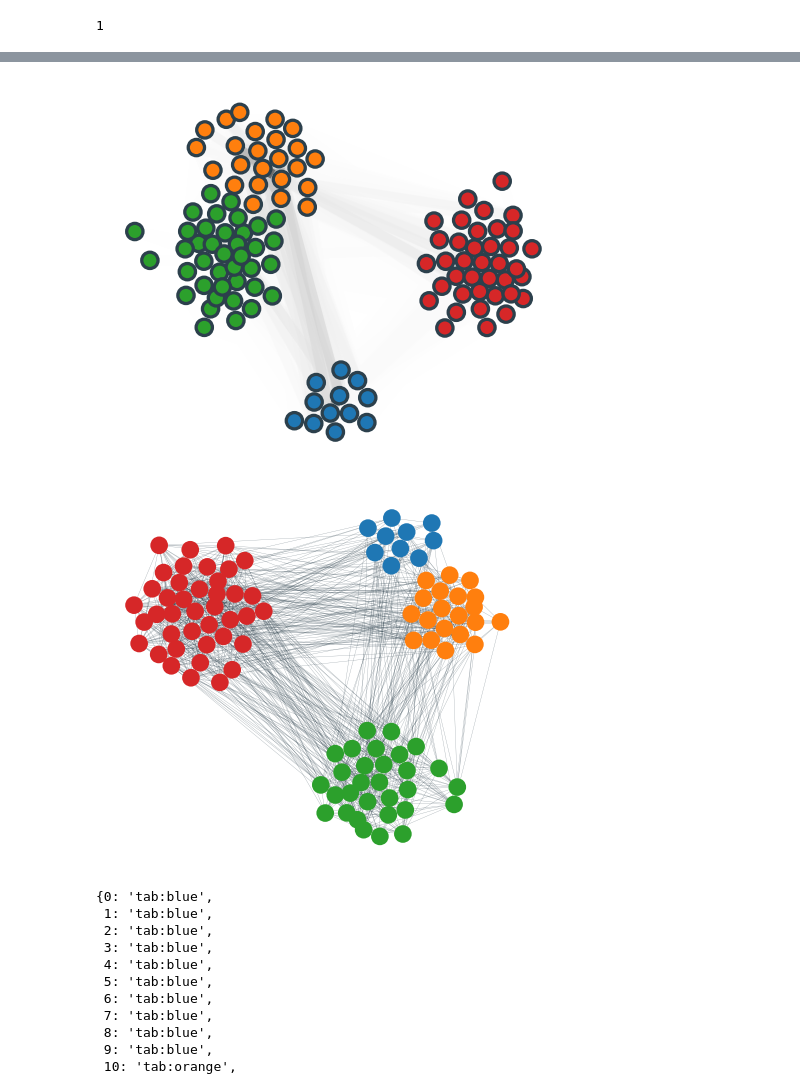
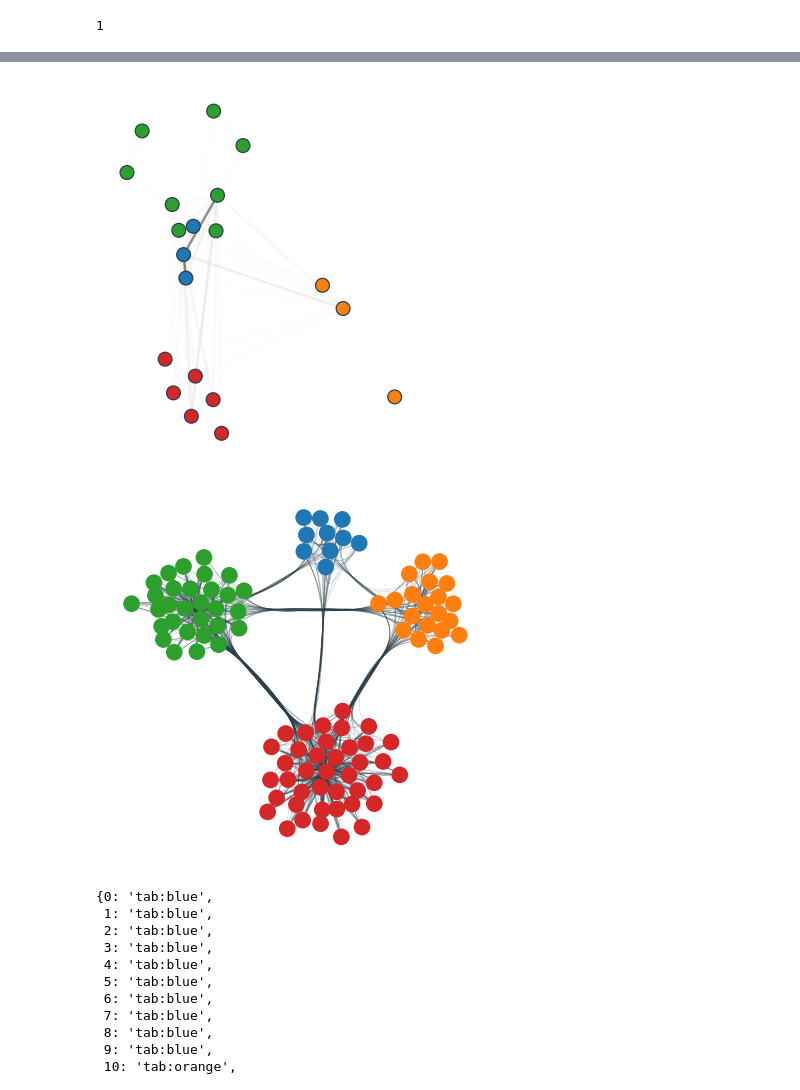
Before and after one commit to DanielBarabas/prog2_3rd_assignment_group, a Jupyter notebook: series-actor-network.ipynb, the cells around one changed output, grey strips where cells are left out. Cells and saved outputs as stored; diff of their text form; code cells hidden in the pictures.

```diff
--- a/series-actor-network.ipynb
+++ b/series-actor-network.ipynb
@@ -245,0 +249,7 @@ nx.set_node_attributes(weighted_graph, node_to_community,"community")
+# %%
+nx.set_node_attributes(weighted_graph, node_to_community,"community")
+# Create a dictionary mapping nodes to their community IDs
+node_to_community = {}
+for i, comm in enumerate(comms):
+    for node in comm:
+        node_to_community[node] = i
@@ -252,8 +266,7 @@ community_to_color = {
     0 : 'tab:blue',
     1 : 'tab:orange',
     2 : 'tab:green',
-    3 : 'tab:red',
-    4 : 'tab:red'
+    3 : 'tab:red'
 }
 # %%
 node_color = {node: community_to_color[community_id] \
@@ -280,0 +278,4 @@ node_color
+# %%
+random_nodes = sample(list(weighted_graph.nodes()), 20)
+# %%
+random_subgraph = weighted_graph.subgraph(random_nodes)
@@ -281,16 +291,15 @@ node_color
 # %%
-fig, ax = plt.subplots()
-Graph(weighted_graph,
+
+Graph(random_subgraph,
       node_color=node_color, # indicates the community each belongs to
-      node_edge_width=1,     # no black border around nodes
-      edge_width=3,        # use thin edges, as they carry no information in this visualisation
-      #edge_alpha=1,        # low edge alpha values accentuates bundles as they appear darker than single edges
+      #node_edge_width=1,     # no black border around nodes
+      edge_width=1,        # use thin edges, as they carry no information in this visualisation
+      edge_alpha=0.5,        # low edge alpha values accentuates bundles as they appear darker than single edges
       node_layout='community', node_layout_kwargs=dict(node_to_community=node_to_community),
-      ax=ax,
 )
 plt.show()
 # %% [output]
-[figure, old version]
+[figure, new version]
 # %%
 partition_sizes = [10, 20, 30, 40]
 g = nx.random_partition_graph(partition_sizes, 0.5, 0.1)
@@ -310,18 +319,18 @@ community_to_color = {
 }
 node_color1 = {node: community_to_color[community_id] \
               for node, community_id in node_to_community.items()}
-fig, ax = plt.subplots()
+
 Graph(g,
       node_color=node_color1, # indicates the community each belongs to
       node_edge_width=0,     # no black border around nodes
       edge_width=0.1,        # use thin edges, as they carry no information in this visualisation
       edge_alpha=0.5,        # low edge alpha values accentuates bundles as they appear darker than single edges
       node_layout='community', node_layout_kwargs=dict(node_to_community=node_to_community),
-      ax=ax,
+      edge_layout='bundled', edge_layout_kwargs=dict(k=2000),
 )
 plt.show()
 # %% [output]
-[figure, old version]
+[figure, new version]
 # %%
 node_color1
 # %% [output]
```
Also changed, not shown: parts of 10 cells of this notebook, 1 other file.
